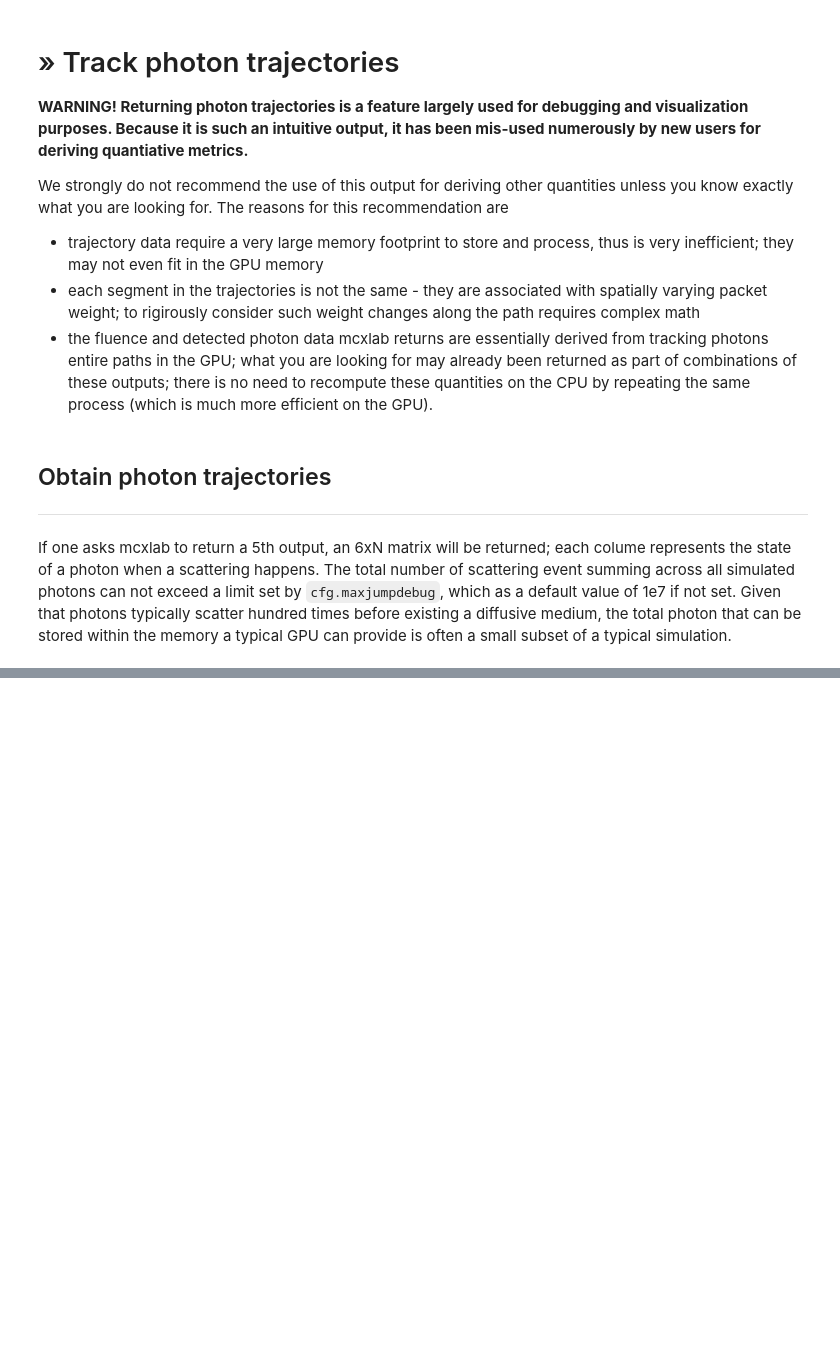
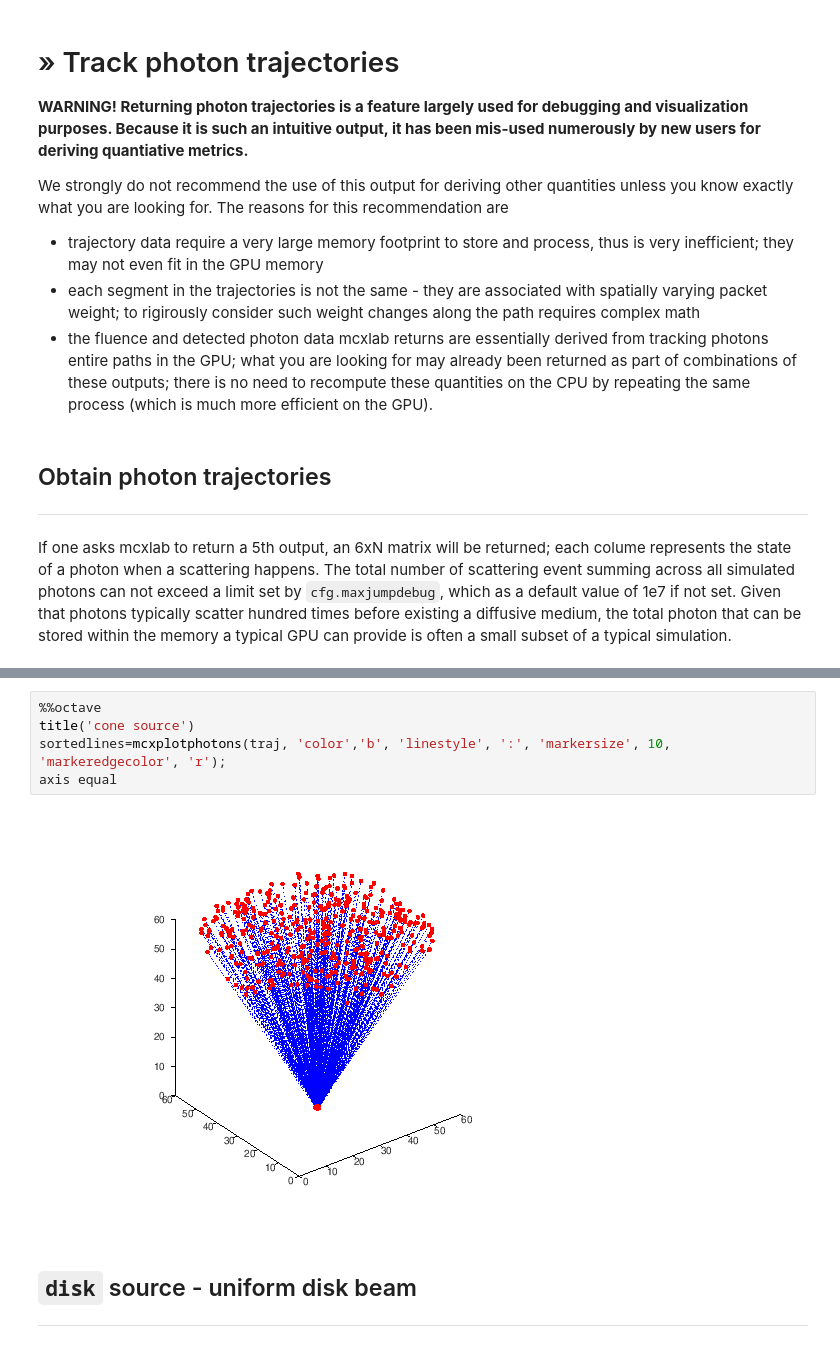
Before and after one commit to fangq/mcx, a Jupyter notebook: mcxlab/tutorials/mcxlab_getting_started.ipynb, the cells around one changed output, grey strips where cells are left out. Drawn from its saved outputs; the diff is of its cells as text; blank space fills up the shorter version.

```diff
--- a/mcxlab/tutorials/mcxlab_getting_started.ipynb
+++ b/mcxlab/tutorials/mcxlab_getting_started.ipynb
@@ -547,0 +652,11 @@ ans =
+# %%
+%%octave
+title('cone source')
+sortedlines=mcxplotphotons(traj, 'color','b', 'linestyle', ':', 'markersize', 10, 'markeredgecolor', 'r');
+axis equal
+# %% [output]
+[figure, added]
+# %% [markdown]
+## `disk` source - uniform disk beam
+
+---
```
Also changed, not shown: parts of 40 cells of this notebook.
